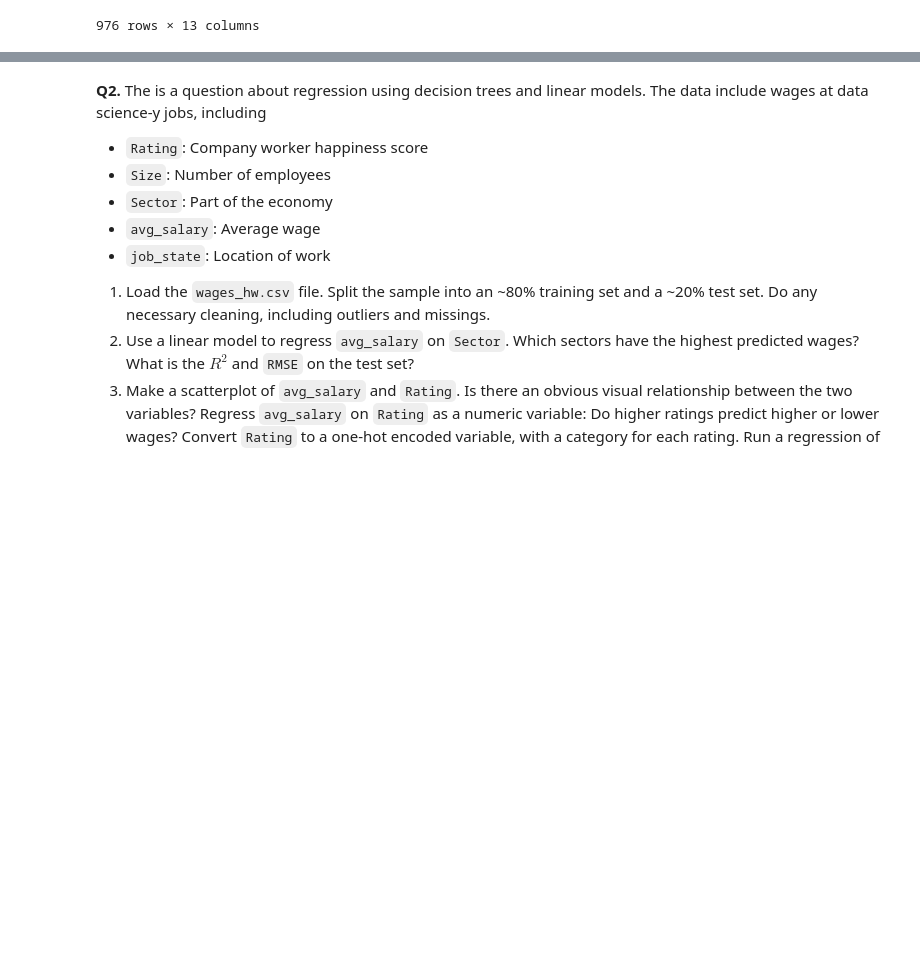
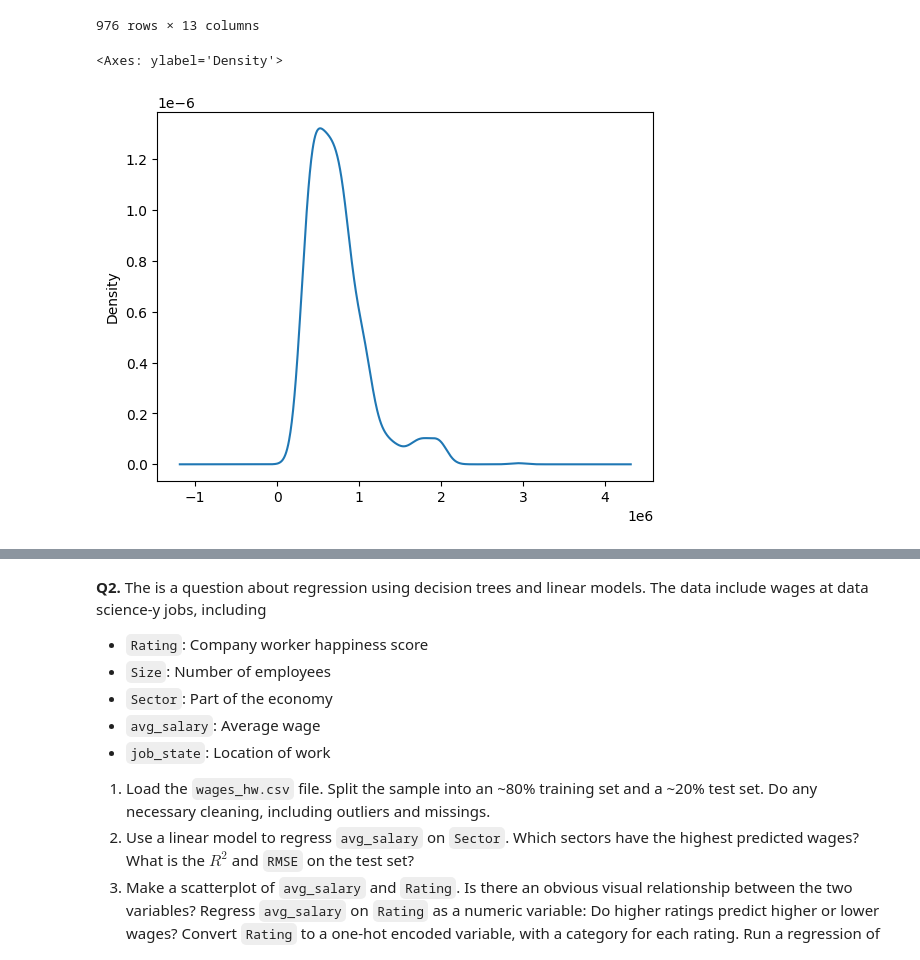
Before and after one commit to BAltenburger/assignment4, a Jupyter notebook: assignment4.ipynb, the cells around one changed output, grey strips where cells are left out. Cells and saved outputs as stored; diff of their text form; code cells hidden in the pictures; blank space fills up the shorter version.

```diff
--- a/assignment4.ipynb
+++ b/assignment4.ipynb
@@ -72,3 +73,8 @@ display(cars)
 #  2. Summarize the `Price` variable and create a kernel density plot. Use `.groupby()` and `.describe()` to
 #  summarize prices by brand (`Make`).
 #  Make a grouped kernel density plot by `Make`. Which car brands are the most expensive? What do prices look like in general?
+# %%
+cars["Price"].plot.density()
+# %% [output]
+<Axes: ylabel='Density'>
+[figure, added]
```
Also changed, not shown: parts of 5 cells of this notebook.
